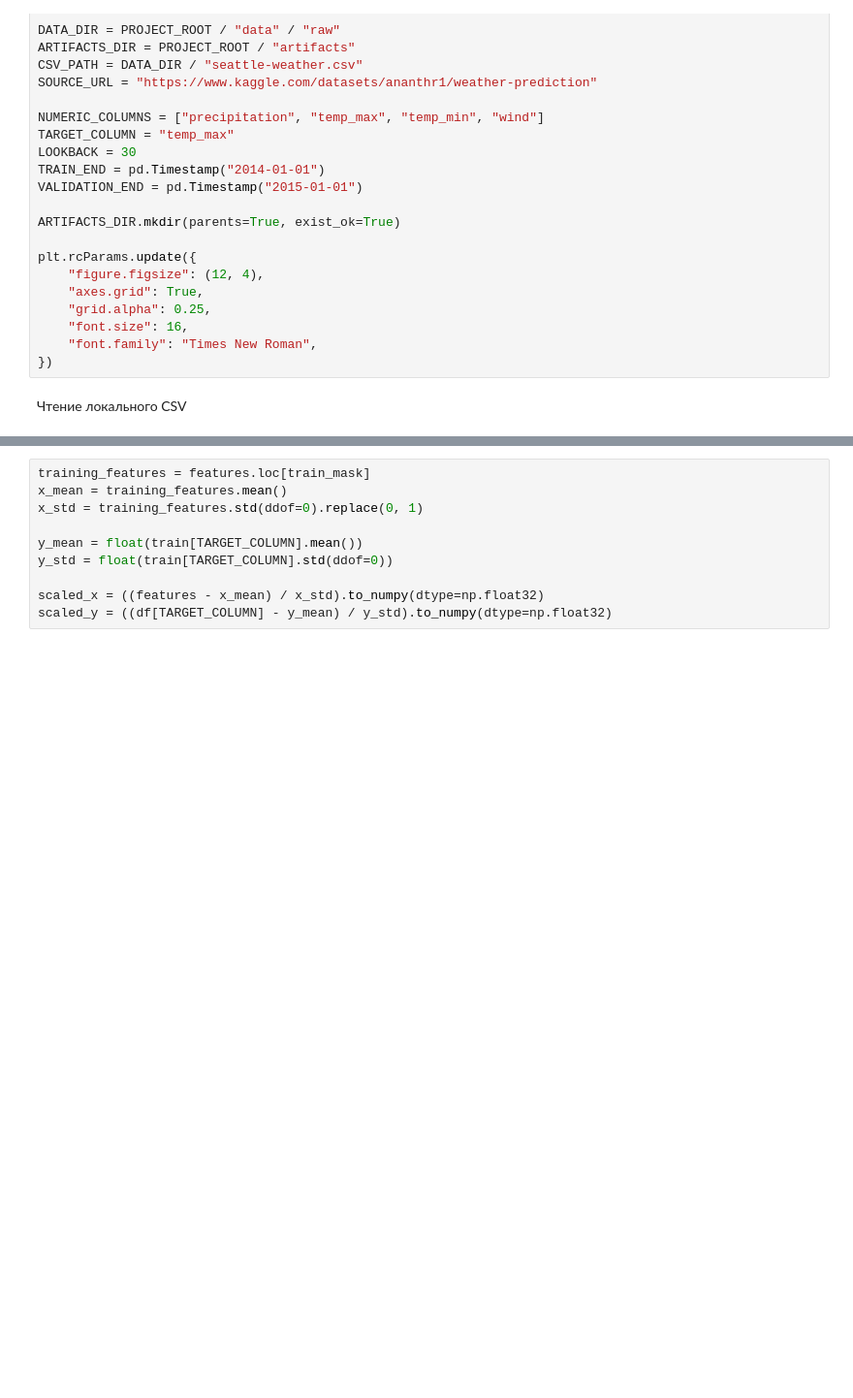
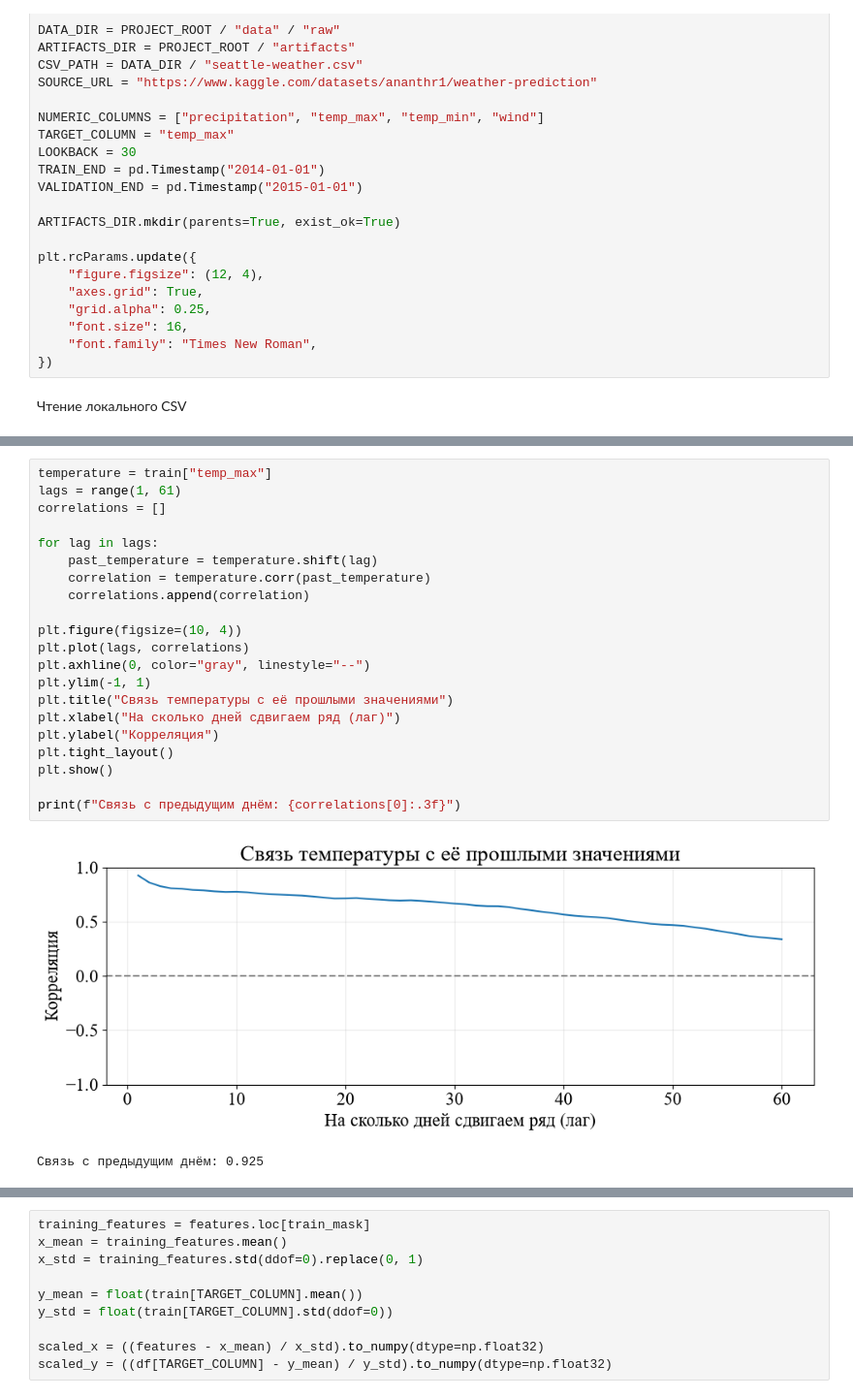
Before and after one commit to RiXenGC/IU1_ML, a Jupyter notebook: sem2/lab8/notebooks/01_visualization.ipynb, the cells around one changed output, grey strips where cells are left out. Shown at 97% size. Drawn from its saved outputs; the diff is of its cells as text; blank space fills up the shorter version.

```diff
--- a/sem2/lab8/notebooks/01_visualization.ipynb
+++ b/sem2/lab8/notebooks/01_visualization.ipynb
@@ -159,3 +155,27 @@ plt.show()
+# %%
+temperature = train["temp_max"]
+lags = range(1, 61)
+correlations = []
+
+for lag in lags:
+    past_temperature = temperature.shift(lag)
+    correlation = temperature.corr(past_temperature)
+    correlations.append(correlation)
+
+plt.figure(figsize=(10, 4))
+plt.plot(lags, correlations)
+plt.axhline(0, color="gray", linestyle="--")
+plt.ylim(-1, 1)
+plt.title("Связь температуры с её прошлыми значениями")
+plt.xlabel("На сколько дней сдвигаем ряд (лаг)")
+plt.ylabel("Корреляция")
+plt.tight_layout()
+plt.show()
+
+print(f"Связь с предыдущим днём: {correlations[0]:.3f}")
+# %% [output]
+[figure, added]
+Связь с предыдущим днём: 0.925
 # %%
 display(train[NUMERIC_COLUMNS].corr().round(2))
 display(pd.crosstab(train.index.year, train["weather"]))
```
Also changed, not shown: parts of 22 cells of this notebook, 3 other files.
